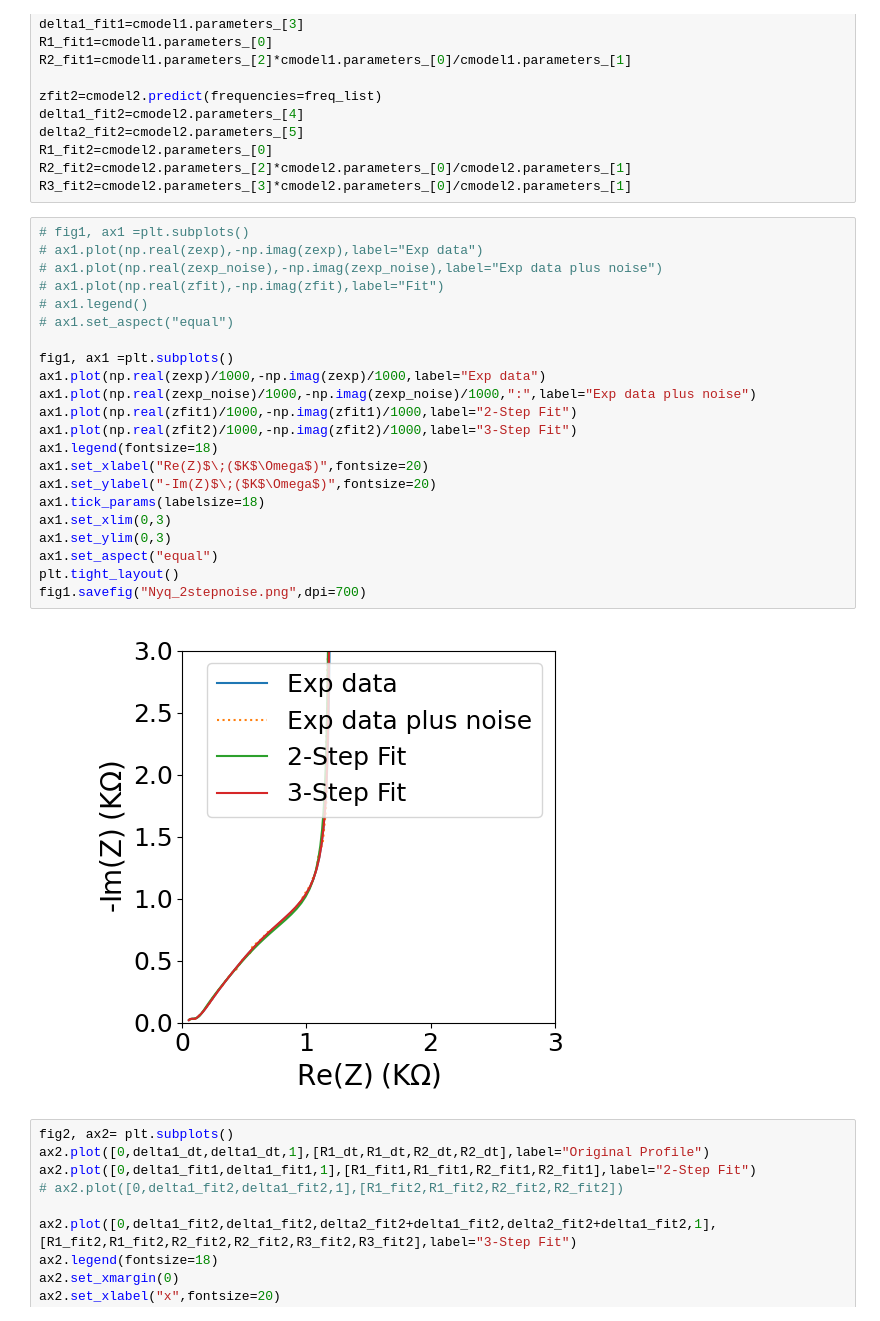
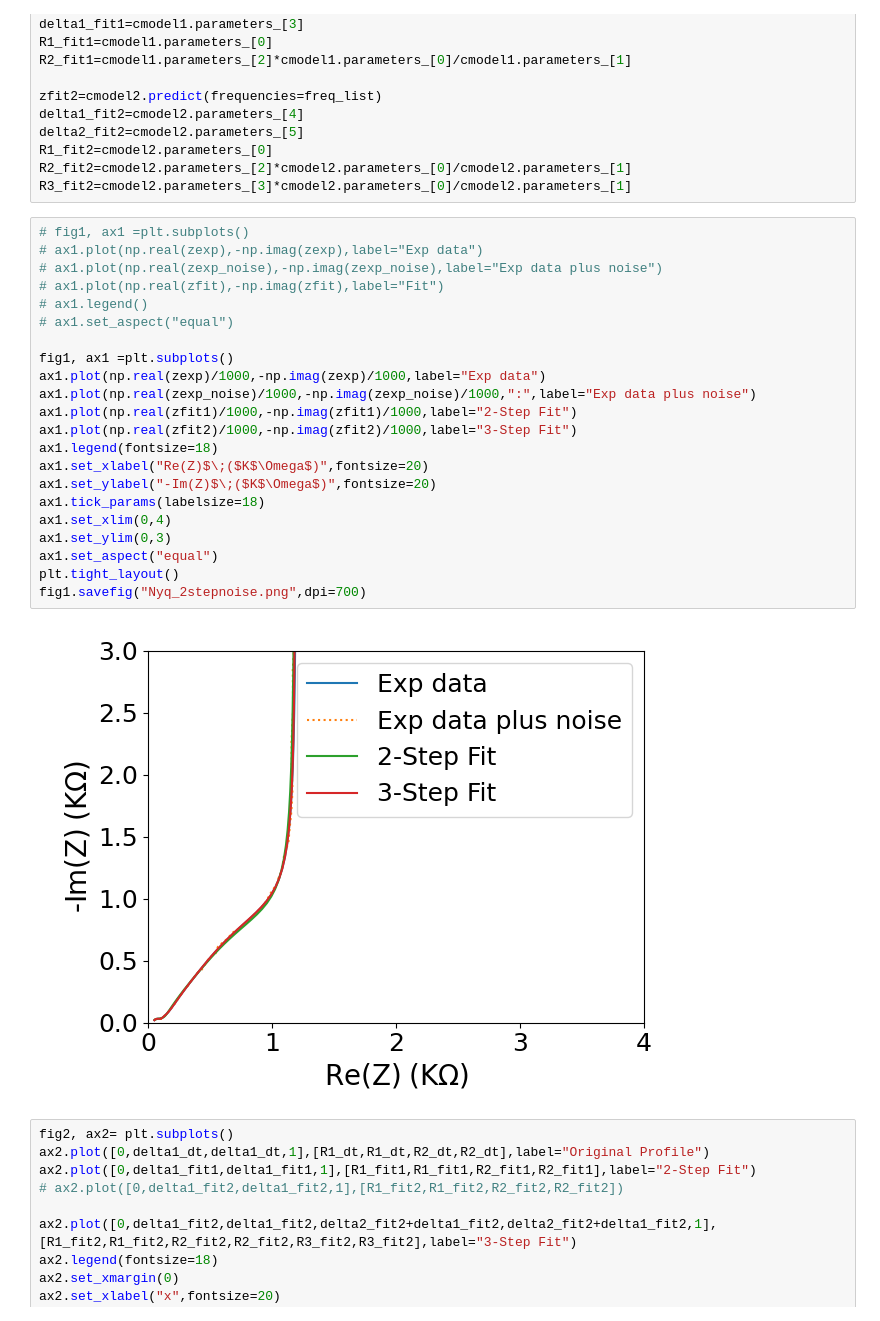
Before and after one commit to Yugal0/fitting-final, a Jupyter notebook: Noise added/2step.ipynb, the cells around one changed output. Cells and saved outputs as stored; diff of their text form.

```diff
--- a/Noise added/2step.ipynb
+++ b/Noise added/2step.ipynb
@@ -100,27 +100,27 @@ R3_fit2=cmodel2.parameters_[3]*cmodel2.parameters_[0]/cmodel2.parameters_[1]
 # %%
 # fig1, ax1 =plt.subplots()
 # ax1.plot(np.real(zexp),-np.imag(zexp),label="Exp data")
 # ax1.plot(np.real(zexp_noise),-np.imag(zexp_noise),label="Exp data plus noise")
 # ax1.plot(np.real(zfit),-np.imag(zfit),label="Fit")
 # ax1.legend()
 # ax1.set_aspect("equal")
 
 fig1, ax1 =plt.subplots()
 ax1.plot(np.real(zexp)/1000,-np.imag(zexp)/1000,label="Exp data")
 ax1.plot(np.real(zexp_noise)/1000,-np.imag(zexp_noise)/1000,":",label="Exp data plus noise")
 ax1.plot(np.real(zfit1)/1000,-np.imag(zfit1)/1000,label="2-Step Fit")
 ax1.plot(np.real(zfit2)/1000,-np.imag(zfit2)/1000,label="3-Step Fit")
 ax1.legend(fontsize=18)
 ax1.set_xlabel("Re(Z)$\;($K$\Omega$)",fontsize=20)
 ax1.set_ylabel("-Im(Z)$\;($K$\Omega$)",fontsize=20)
 ax1.tick_params(labelsize=18)
-ax1.set_xlim(0,3)
+ax1.set_xlim(0,4)
 ax1.set_ylim(0,3)
 ax1.set_aspect("equal")
 plt.tight_layout()
 fig1.savefig("Nyq_2stepnoise.png",dpi=700)
 # %% [output]
-[figure, old version]
+[figure, new version]
 # %%
 fig2, ax2= plt.subplots()
 ax2.plot([0,delta1_dt,delta1_dt,1],[R1_dt,R1_dt,R2_dt,R2_dt],label="Original Profile")
```
Also changed, not shown: 1 other file.
